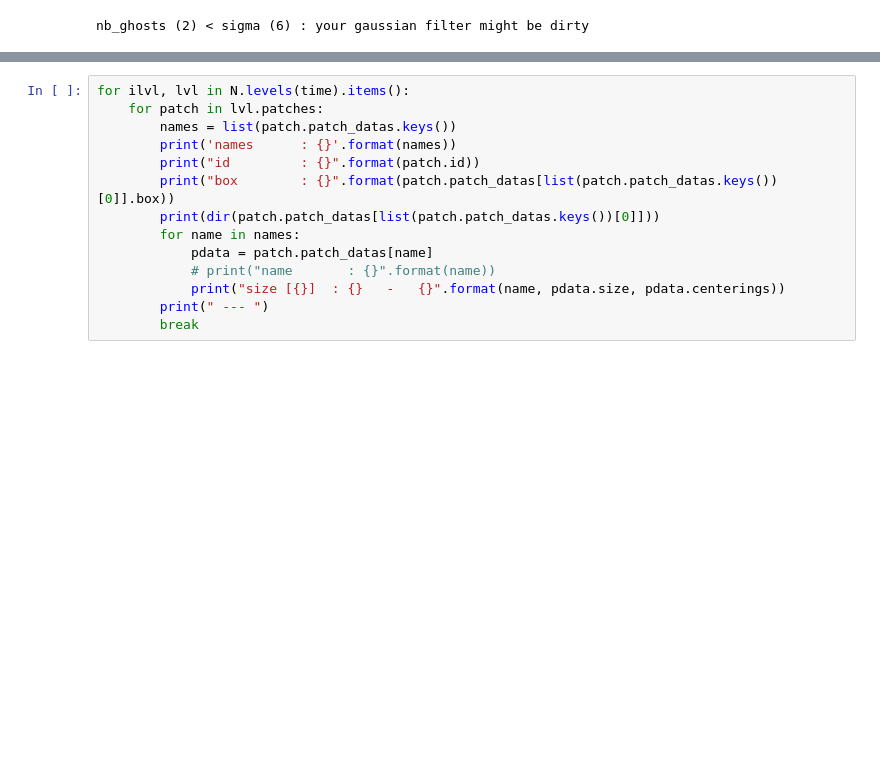
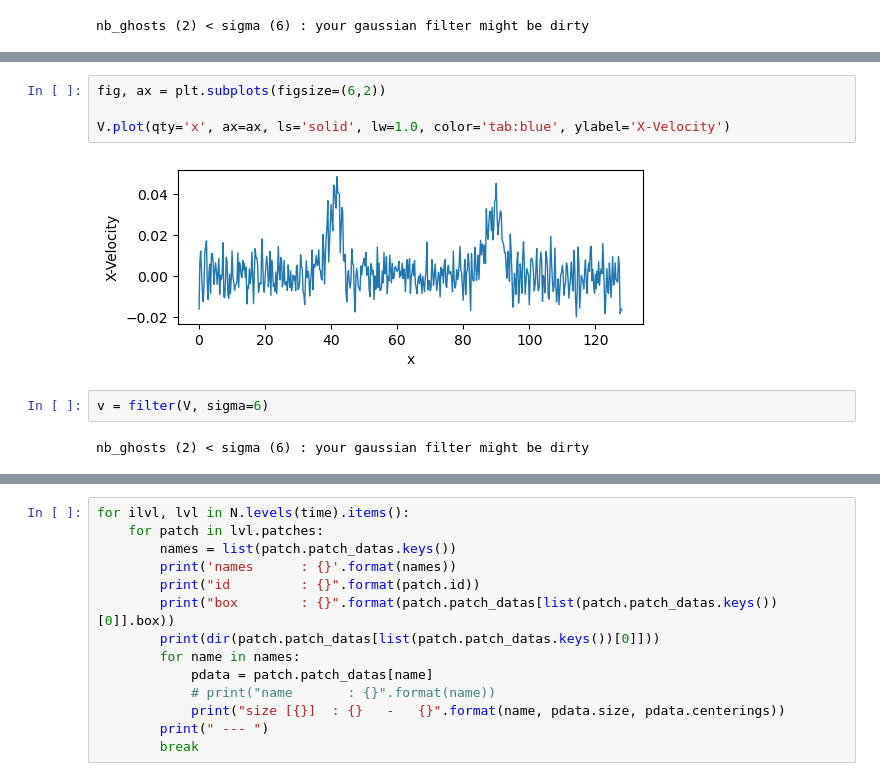
Before and after one commit to rochSmets/farMe, a Jupyter notebook: nb/ufunc.ipynb, the cells around one changed output, grey strips where cells are left out. Drawn from its saved outputs; the diff is of its cells as text; blank space fills up the shorter version.

```diff
--- a/nb/ufunc.ipynb
+++ b/nb/ufunc.ipynb
@@ -53,0 +61,10 @@ n.plot(qty='value', ax=ax, ls='solid', lw=1.0, color='tab:orange', ylabel='charg
+# %%
+fig, ax = plt.subplots(figsize=(6,2))
+
+V.plot(qty='x', ax=ax, ls='solid', lw=1.0, color='tab:blue', ylabel='X-Velocity')
+# %% [output]
+[figure, added]
+# %%
+v = filter(V, sigma=6)
+# %% [output]
+nb_ghosts (2) < sigma (6) : your gaussian filter might be dirty
```
Also changed, not shown: parts of 4 cells of this notebook.
